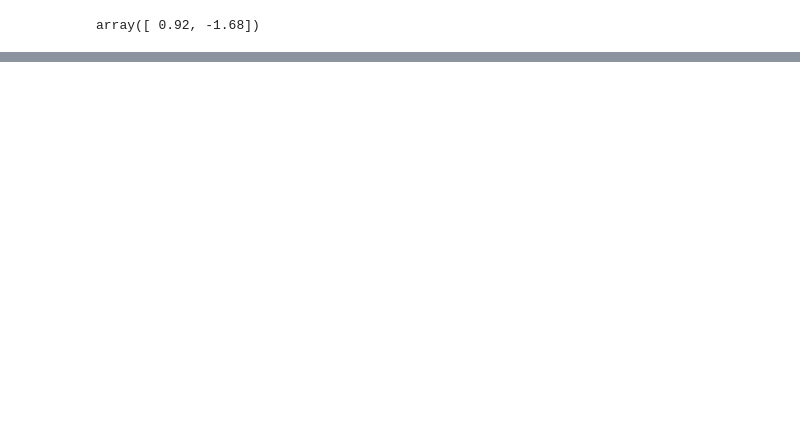
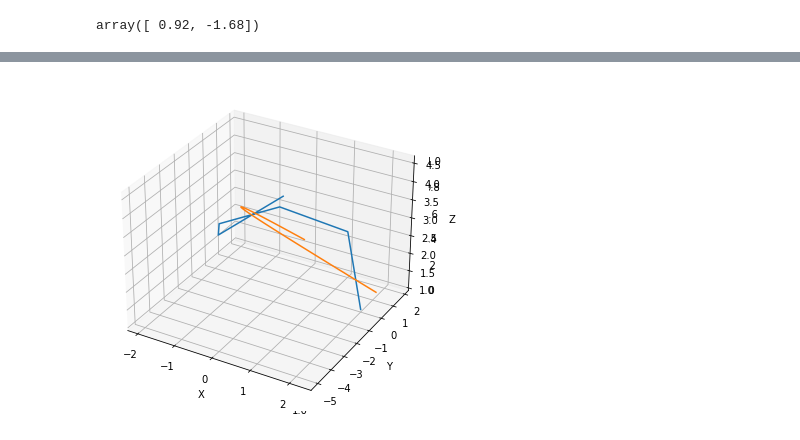
Before and after one commit to nhmacuk/GEO5017_Machine_Learning_for_the_Built_Environment, a Jupyter notebook: A1.ipynb, the cells around one changed output, grey strips where cells are left out. Saved outputs shown, nothing was run; the diff lists cells and outputs as text; code cells hidden in the pictures; blank space fills up the shorter version.

```diff
--- a/A1.ipynb
+++ b/A1.ipynb
@@ -134,0 +347,7 @@ array([ 0.92, -1.68])
+# %%
+pos = np.array([[2, 0, 1],
+       [1.08, 1.68, 2.38],
+       [-0.83, 1.82, 2.49],
+       [-1.97, 0.28, 2.15],
+       [-1.31, -1.51, 2.59],
+       [0.57, -1.91, 4.32]])
@@ -134,0 +442,19 @@ array([ 0.92, -1.68])
+# %%
+iter=1000
+X = np.array([1,2,3,4,5])
+Y = np.array([0, 2.36076259, 4.27904307, 6.22501326, 8.18289477])
+#Y=np.array([5,7,9,11,13])
+#x=np.random.randn(10,1)
+#y=2*x+np.random.rand()
+vc=0
+d0c=0
+ac=0
+lrate=0.0001
+#print(x)
+#print(y)
+n=len(X)
+for i in range(iter):
+    ac,vc,d0c=grad_desc1(X,Y,ac,vc,d0c,lrate)
+    yp=(ac*X**2+vc*X+d0c)
+    loss=np.sum((Y-yp)**2)/n
+    print("iteration: ", i, "loss: ", loss, "a:", ac, "v: ", vc, " d0: ",d0c)
@@ -134,0 +537,20 @@ array([ 0.92, -1.68])
+# %%
+fig = plt.figure(figsize=(6, 6))
+ax = plt.axes(projection='3d')
+# # Plot the path connecting the points
+
+ax = fig.add_subplot(111, projection='3d')
+ax.plot(x, y, z)
+t = np.linspace(0,6,100)
+xfitfit = ac[0]*t**2 + vc[0]*t +d0c[0]
+yfitfit = ac[1]*t**2 + vc[1]*t +d0c[1]
+zfitfit = ac[2]*t**2 + vc[2]*t +d0c[2]
+
+ax.plot(xfitfit, yfitfit, zfitfit)
+
+ax.set_xlabel('X')
+ax.set_ylabel('Y')
+ax.set_zlabel('Z')
+plt.show()
+# %% [output]
+[figure, added]
```
Also changed, not shown: parts of 19 cells of this notebook.
